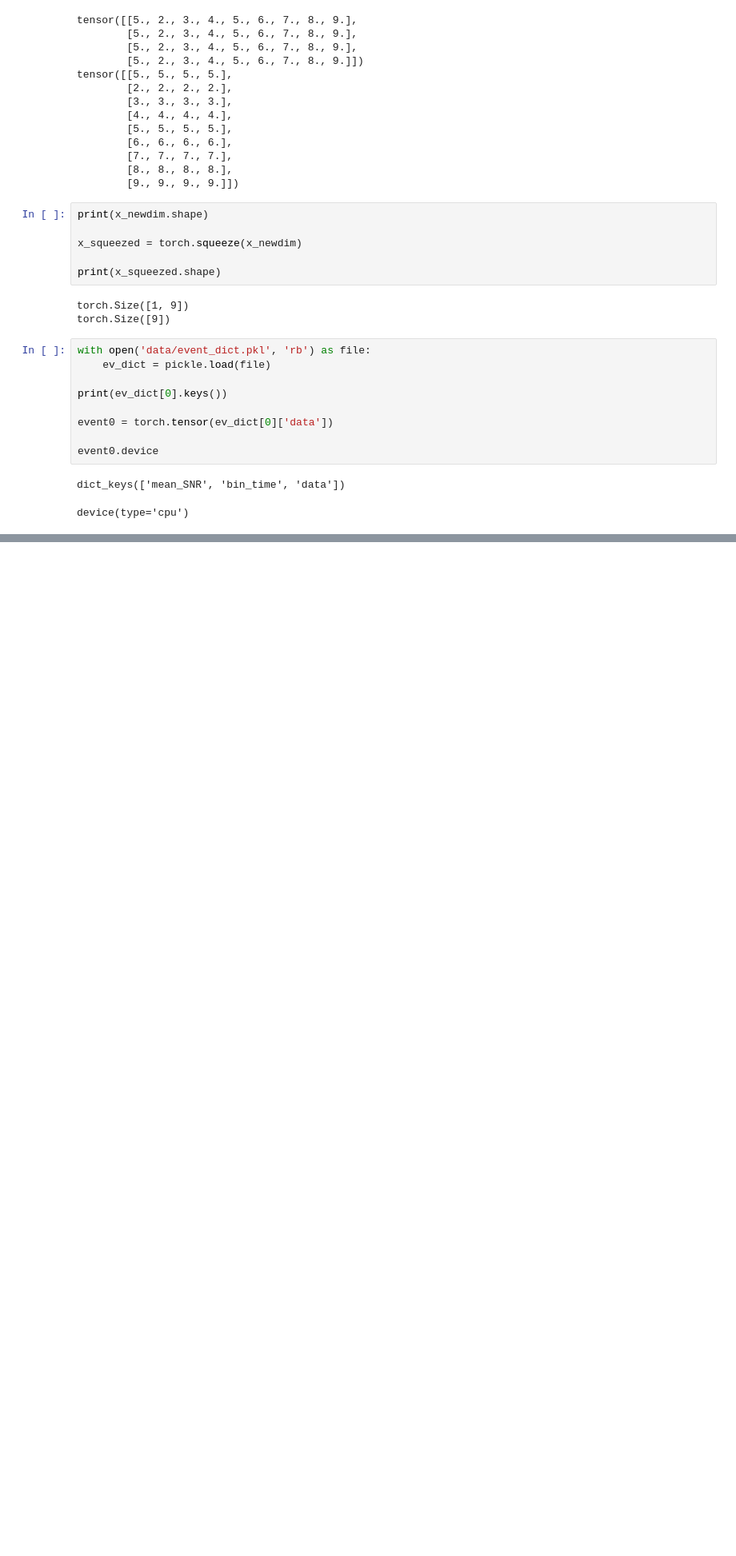
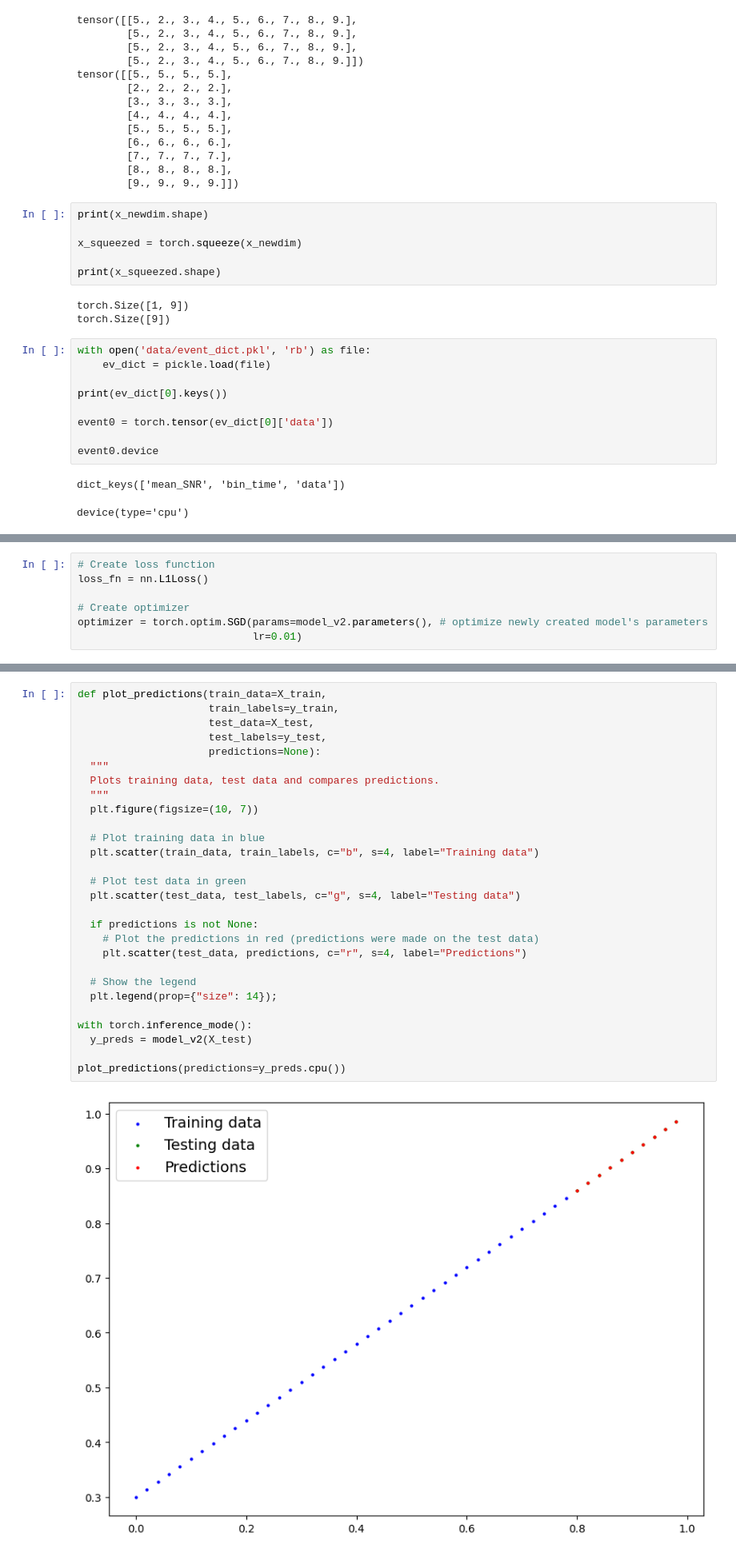
Before and after one commit to SuedIsProgramming/RNO-G-CNN, a Jupyter notebook: pytorch_testing/pytorch_learning.ipynb, the cells around one changed output, grey strips where cells are left out. Shown: that part at 80% size. Saved outputs shown, nothing was run; the diff lists cells and outputs as text; blank space fills up the shorter version.

```diff
--- a/pytorch_testing/pytorch_learning.ipynb
+++ b/pytorch_testing/pytorch_learning.ipynb
@@ -108,0 +384,7 @@ device(type='cpu')
+# %%
+# Create loss function
+loss_fn = nn.L1Loss()
+
+# Create optimizer
+optimizer = torch.optim.SGD(params=model_v2.parameters(), # optimize newly created model's parameters
+                            lr=0.01)
@@ -108,0 +460,30 @@ device(type='cpu')
+# %%
+def plot_predictions(train_data=X_train,
+                     train_labels=y_train,
+                     test_data=X_test,
+                     test_labels=y_test,
+                     predictions=None):
+  """
+  Plots training data, test data and compares predictions.
+  """
+  plt.figure(figsize=(10, 7))
+
+  # Plot training data in blue
+  plt.scatter(train_data, train_labels, c="b", s=4, label="Training data")
+
+  # Plot test data in green
+  plt.scatter(test_data, test_labels, c="g", s=4, label="Testing data")
+
+  if predictions is not None:
+    # Plot the predictions in red (predictions were made on the test data)
+    plt.scatter(test_data, predictions, c="r", s=4, label="Predictions")
+
+  # Show the legend
+  plt.legend(prop={"size": 14});
+
+with torch.inference_mode():
+  y_preds = model_v2(X_test)
+
+plot_predictions(predictions=y_preds.cpu())
+# %% [output]
+[figure, added]
```
Also changed, not shown: parts of 21 cells of this notebook, 10 other files.
